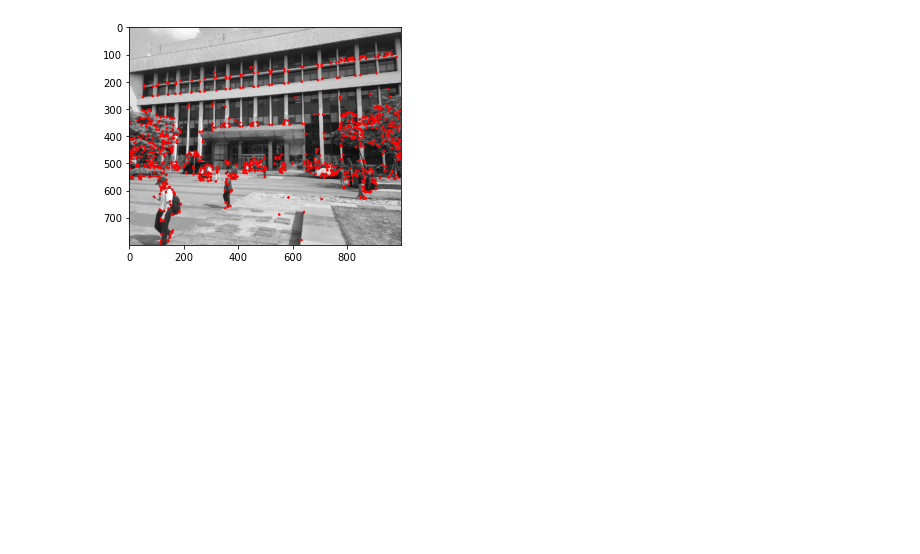
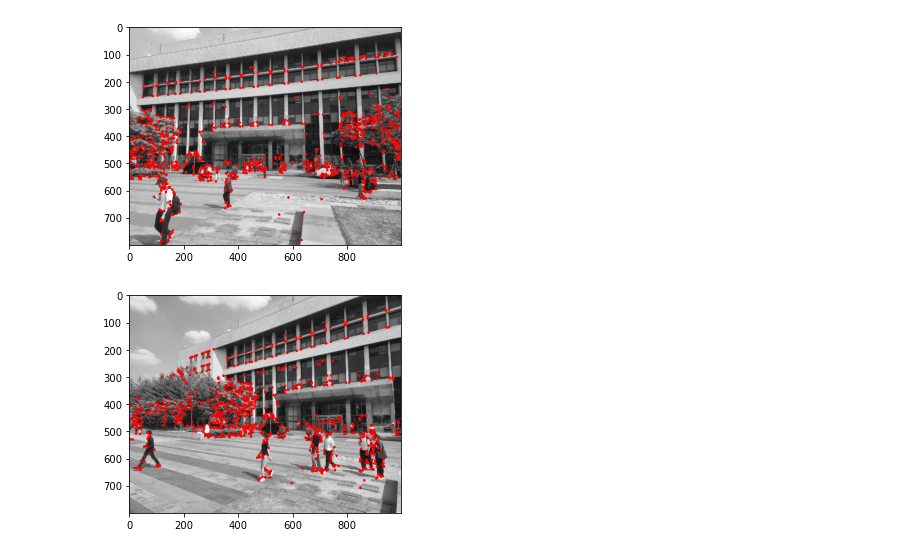
Before and after one commit to 2U1/ComputerVision, a Jupyter notebook: Assignment4/stiching.ipynb, the cells around one changed output. Saved outputs shown, nothing was run; the diff lists cells and outputs as text; code cells hidden in the pictures; blank space fills up the shorter version.

```diff
--- a/Assignment4/stiching.ipynb
+++ b/Assignment4/stiching.ipynb
@@ -306,6 +337,8 @@ def match2Images(feat_p1, feat_p2, feat_vec1, feat_vec2, image1, image2, thresho
 images = loadImages('./images')
 # %%
 img1_corner = getFeaturePoints(images[0])
+img2_corner = getFeaturePoints(images[1])
 # %% [output]
 [figure]
+[figure, added]
 # %%
```
Also changed, not shown: parts of 4 cells of this notebook.
